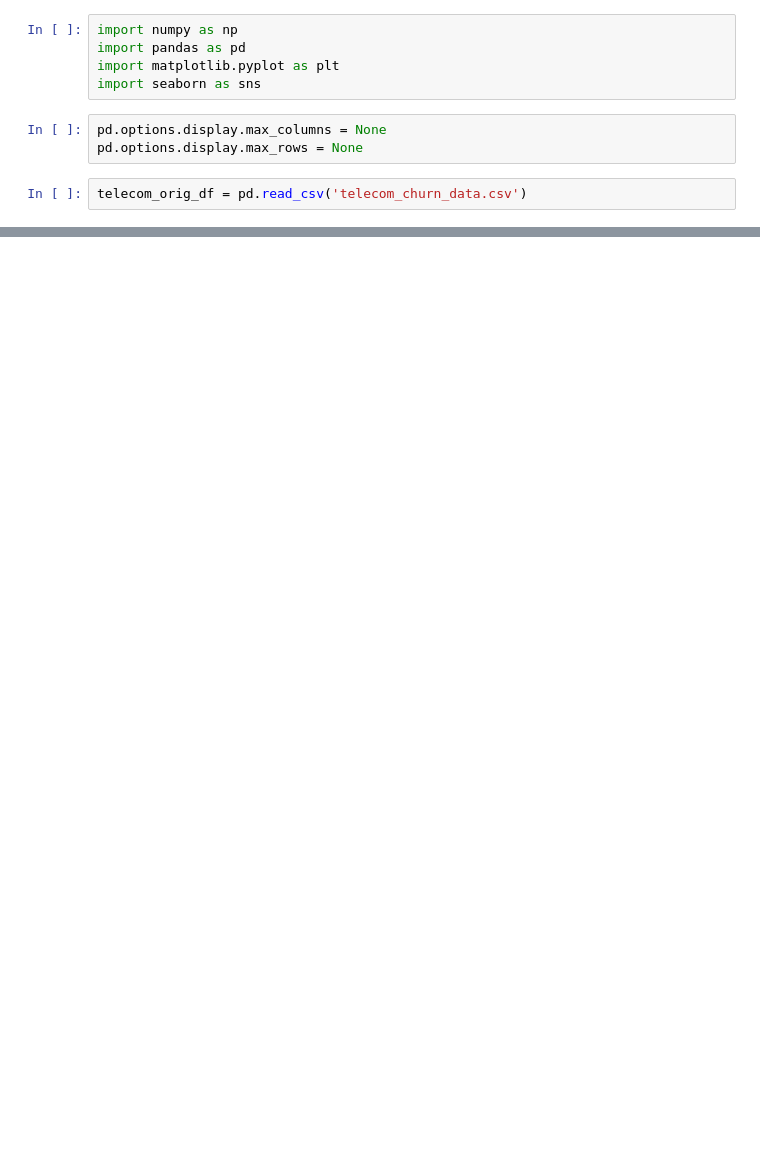
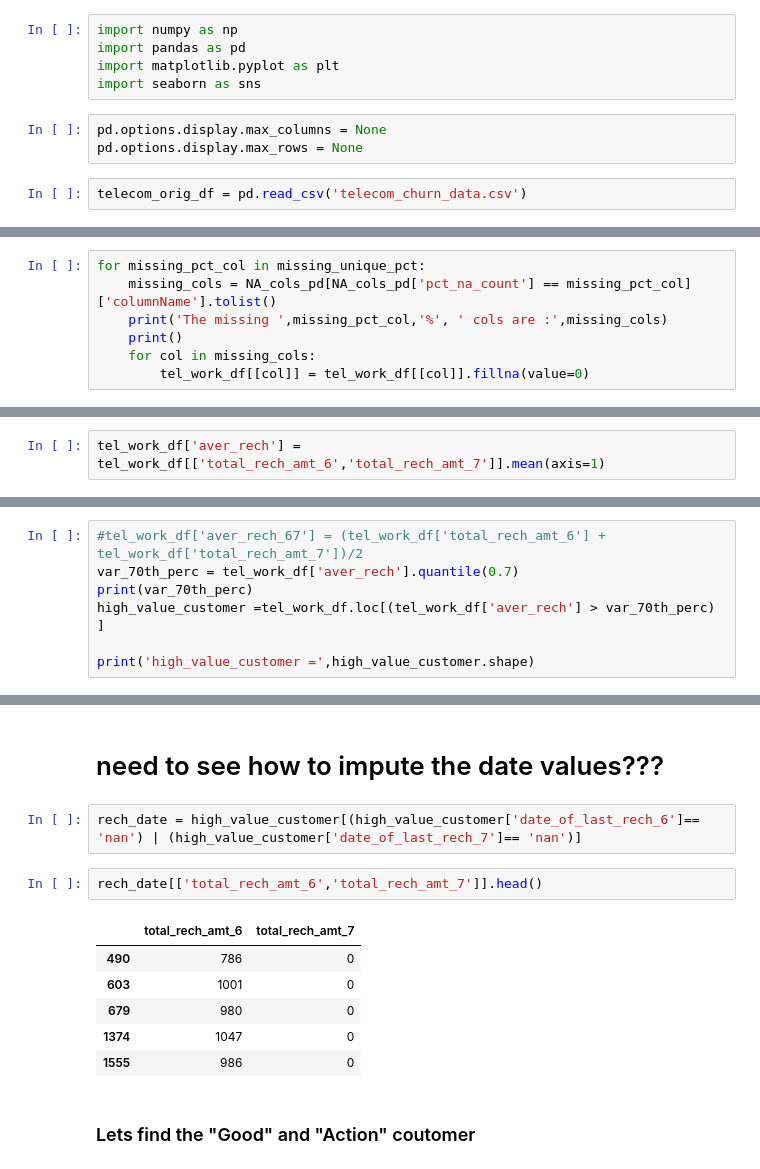
Before and after one commit to datarpita/PythonWorkspace, a Jupyter notebook: PCA/TelecomChurnCaseStudy/TelecomCaseStudy_v1.ipynb, the cells around one changed output, grey strips where cells are left out. Drawn from its saved outputs; the diff is of its cells as text; blank space fills up the shorter version.

```diff
--- a/PCA/TelecomChurnCaseStudy/TelecomCaseStudy_v1.ipynb
+++ b/PCA/TelecomChurnCaseStudy/TelecomCaseStudy_v1.ipynb
@@ -121,0 +100,7 @@ dtype: int64
+# %%
+for missing_pct_col in missing_unique_pct:
+    missing_cols = NA_cols_pd[NA_cols_pd['pct_na_count'] == missing_pct_col]['columnName'].tolist()
+    print('The missing ',missing_pct_col,'%', ' cols are :',missing_cols)
+    print()
+    for col in missing_cols:
+        tel_work_df[[col]] = tel_work_df[[col]].fillna(value=0)
@@ -121,0 +129,2 @@ dtype: int64
+# %%
+tel_work_df['aver_rech'] = tel_work_df[['total_rech_amt_6','total_rech_amt_7']].mean(axis=1)
@@ -121,0 +139,7 @@ dtype: int64
+# %%
+#tel_work_df['aver_rech_67'] = (tel_work_df['total_rech_amt_6'] +  tel_work_df['total_rech_amt_7'])/2
+var_70th_perc = tel_work_df['aver_rech'].quantile(0.7)
+print(var_70th_perc)
+high_value_customer =tel_work_df.loc[(tel_work_df['aver_rech'] > var_70th_perc) ]
+
+print('high_value_customer =',high_value_customer.shape)
@@ -121,0 +176,15 @@ dtype: int64
+# %% [markdown]
+# need to see how to impute the date values???
+# %%
+rech_date = high_value_customer[(high_value_customer['date_of_last_rech_6']== 'nan') | (high_value_customer['date_of_last_rech_7']== 'nan')]
+# %%
+rech_date[['total_rech_amt_6','total_rech_amt_7']].head()
+# %% [output]
+|  | total_rech_amt_6 | total_rech_amt_7 |
+| 490 | 786 | 0 |
+| 603 | 1001 | 0 |
+| 679 | 980 | 0 |
+| 1374 | 1047 | 0 |
+| 1555 | 986 | 0 |
+# %% [markdown]
+### Lets find the "Good" and "Action" coutomer
```
Also changed, not shown: parts of 53 cells of this notebook, 2 other files.
